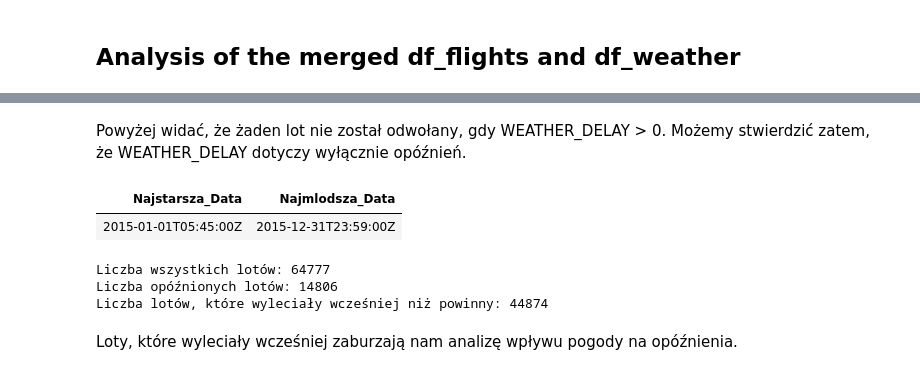
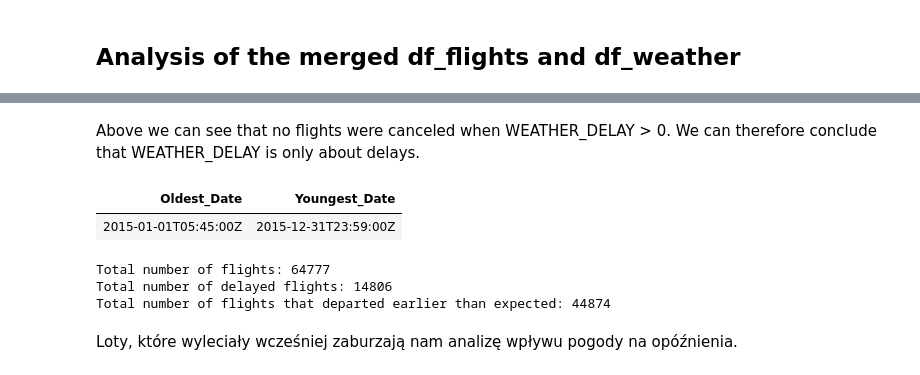
Before and after one commit to Kamicia8/databricks-flight-lakehouse, a Jupyter notebook: data_analysis.ipynb, the cells around one changed output, grey strips where cells are left out. Drawn from its saved outputs; the diff is of its cells as text; code cells hidden in the pictures.

```diff
--- a/data_analysis.ipynb
+++ b/data_analysis.ipynb
@@ -84,24 +84,24 @@ display(df_bad_weather)
 | 5 | VX | 23 | -1 | 2586 | 0 | JFK | 17 | ... |
 | 4 | VX | 11 | -1 | 2586 | 0 | JFK | 30 | ... |
 | 1 | VX | 415 | -3 | 2475 | 0 | JFK | 18 | ... |
-# %% [markdown]
-Powyżej widać, że żaden lot nie został odwołany, gdy WEATHER_DELAY > 0. Możemy stwierdzić zatem, że WEATHER_DELAY dotyczy wyłącznie opóźnień.
+# %% [markdown]
+Above we can see that no flights were canceled when WEATHER_DELAY > 0. We can therefore conclude that WEATHER_DELAY is only about delays.
 # %%
 df.select(
-    min(col("ScheduledTimestamp")).alias("Najstarsza_Data"),
-    max(col("ScheduledTimestamp")).alias("Najmlodsza_Data")
+    min(col("ScheduledTimestamp")).alias("Oldest_Date"),
+    max(col("ScheduledTimestamp")).alias("Youngest_Date")
 ).display()
 # %% [output]
-| Najstarsza_Data | Najmlodsza_Data |
+| Oldest_Date | Youngest_Date |
 | 2015-01-01T05:45:00Z | 2015-12-31T23:59:00Z |
 # %%
-print(f"Liczba wszystkich lotów: {df.count()}")
-print(f"Liczba opóźnionych lotów: {df.filter(col("DEPARTURE_DELAY")>0).count()}")
-print(f"Liczba lotów, które wyleciały wcześniej niż powinny: {df.filter(col("DEPARTURE_DELAY")<0).count()}")
+print(f"Total number of flights: {df.count()}")
+print(f"Total number of delayed flights: {df.filter(col("DEPARTURE_DELAY")>0).count()}")
+print(f"Total number of flights that departed earlier than expected: {df.filter(col("DEPARTURE_DELAY")<0).count()}")
 # %% [output]
-Liczba wszystkich lotów: 64777
-Liczba opóźnionych lotów: 14806
-Liczba lotów, które wyleciały wcześniej niż powinny: 44874
+Total number of flights: 64777
+Total number of delayed flights: 14806
+Total number of flights that departed earlier than expected: 44874
 # %% [markdown]
 Loty, które wyleciały wcześniej zaburzają nam analizę wpływu pogody na opóźnienia.
 # %%
```
Also changed, not shown: parts of 16 cells of this notebook, 2 other files.
